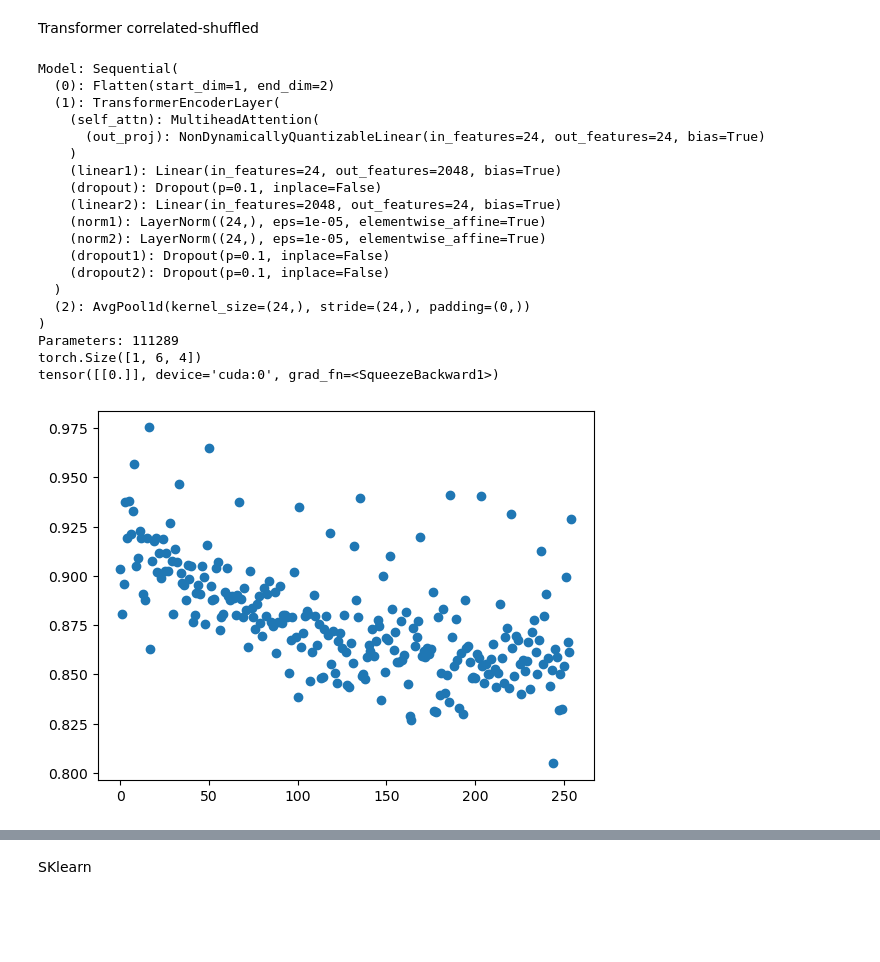
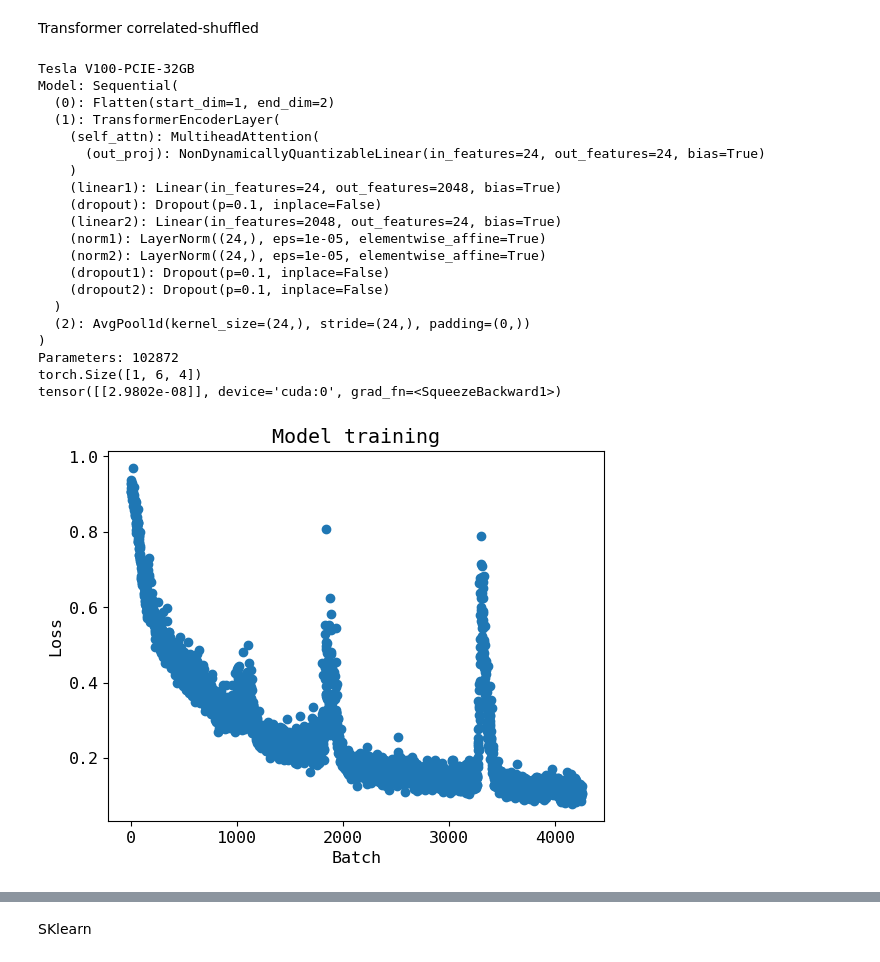
Before and after one commit to nVentis/MEM_HEP, a Jupyter notebook: notebooks/results/6_ML_classifier.ipynb, the cells around one changed output, grey strips where cells are left out. Drawn from its saved outputs; the diff is of its cells as text; code cells hidden in the pictures; blank space fills up the shorter version.

```diff
--- a/notebooks/results/6_ML_classifier.ipynb
+++ b/notebooks/results/6_ML_classifier.ipynb
@@ -4,10 +4,13 @@ from torch import nn
 import numpy as np
 import pandas as pd
 import matplotlib.pyplot as plt
+import matplotlib
+matplotlib.rcParams.update({'font.size': 12})
 import seaborn as sns
 from analysis.utils import module_reload
 module_reload('analysis')
 from analysis.import_data import import_true_reco
+from analysis.plot_matplotlib import export_figures
 # %%
 df = import_true_reco(normalize=True)
 repo_dir = '/afs/desy.de/user/b/bliewert/public/MarlinWorkdirs/MEM_HEP'
@@ -180,11 +197,14 @@ def check_model_precrec(predictions:Optional[Tuple]=None,
 
     return predictions, fig
 
-def get_ds(autoshuffle_rows:bool=True, shuffle_ds:bool=True, batch_size:int=2048,
+def get_ds(autoshuffle_rows:bool=True, sort_rows_by_energy:bool=False,
+           shuffle_ds:bool=True, batch_size:int=2048,
            device:Optional[Union[str,torch.device]]=torch.device('cuda' if torch.cuda.is_available() else 'cpu')):
 
-    print(torch.cuda.get_device_name())
-    ds = DiHiggsDataset(df, device=device, autoshuffle_rows=autoshuffle_rows)
+    if torch.cuda.is_available():
+        print(torch.cuda.get_device_name())
+
+    ds = DiHiggsDataset(df, device=device, autoshuffle_rows=autoshuffle_rows, sort_rows_by_energy=sort_rows_by_energy)
 
     generator = torch.Generator()
     generator.manual_seed(42)
@@ -251,5 +271,5 @@ def train(model, loader, n_epochs:int=100, lr:float=1e-2, with_sigmoid:bool=True
     return losses
 
 device = torch.device('cuda' if torch.cuda.is_available() else 'cpu')
-ds, ds_train, ds_test, train_loader, test_loader = get_ds(autoshuffle_rows=False)
+ds, ds_train, ds_test, train_loader, test_loader = get_ds(autoshuffle_rows=False, device=device)
 # %% [output]
@@ -505,42 +603,51 @@ Pytorch Geometric
 # %% [markdown]
 Transformer correlated-shuffled
 # %%
+ds, ds_train, ds_test, train_loader, test_loader = get_ds(autoshuffle_rows=False, )
+
 transformer = nn.Sequential(*[
     nn.Flatten(1, 2),
     nn.TransformerEncoderLayer(d_model=24, nhead=2, batch_first=True, dim_feedforward=2048).to(device),
     nn.AvgPool1d(24),
 ])
 
 print('Model: %s\nParameters: %i' %
-            (transformer, sum(p.numel() for p in model.parameters())))
+            (transformer, sum(p.numel() for p in transformer.parameters())))
 
 print(ds[0][0].unsqueeze(0).shape)
 print(transformer(ds[0][0].unsqueeze(0)))
 
-losses = train(transformer, train_loader, n_epochs=15, lr=1e-2)
+losses = train(transformer, train_loader, n_epochs=250, lr=1e-2)
 
-plt.scatter(np.arange(len(losses)), losses)
+fig1, ax = plt.subplots()
+ax.plot(np.arange(len(losses)), losses)
+ax.set_xlabel(f'Batch')
+ax.set_ylabel(f'Loss')
+ax.set_title(f'Model training')
 
-predictions, fig = check_model_roc(model=transformer, ds=ds_test);
-predictions, fig = check_model_precrec(predictions=predictions);
+predictions, fig2 = check_model_roc(model=transformer, ds=ds_test);
+predictions, fig3 = check_model_precrec(predictions=predictions);
+
+export_figures(f'{repo_dir}/notebooks/results/6_ML_classifier_correlated.pdf', [fig1, fig2, fig3])
 # %% [output]
+Tesla V100-PCIE-32GB
 Model: Sequential(
   (0): Flatten(start_dim=1, end_dim=2)
   (1): TransformerEncoderLayer(
     (self_attn): MultiheadAttention(
       (out_proj): NonDynamicallyQuantizableLinear(in_features=24, out_features=24, bias=True)
     )
     (linear1): Linear(in_features=24, out_features=2048, bias=True)
     (dropout): Dropout(p=0.1, inplace=False)
     (linear2): Linear(in_features=2048, out_features=24, bias=True)
     (norm1): LayerNorm((24,), eps=1e-05, elementwise_affine=True)
     (norm2): LayerNorm((24,), eps=1e-05, elementwise_affine=True)
     (dropout1): Dropout(p=0.1, inplace=False)
     (dropout2): Dropout(p=0.1, inplace=False)
   )
   (2): AvgPool1d(kernel_size=(24,), stride=(24,), padding=(0,))
 )
-Parameters: 111289
+Parameters: 102872
 torch.Size([1, 6, 4])
-tensor([[0.]], device='cuda:0', grad_fn=<SqueezeBackward1>)
+tensor([[2.9802e-08]], device='cuda:0', grad_fn=<SqueezeBackward1>)
-[figure, old version]
+[figure, new version]
```
Also changed, not shown: parts of 20 cells of this notebook, 44 other files.
